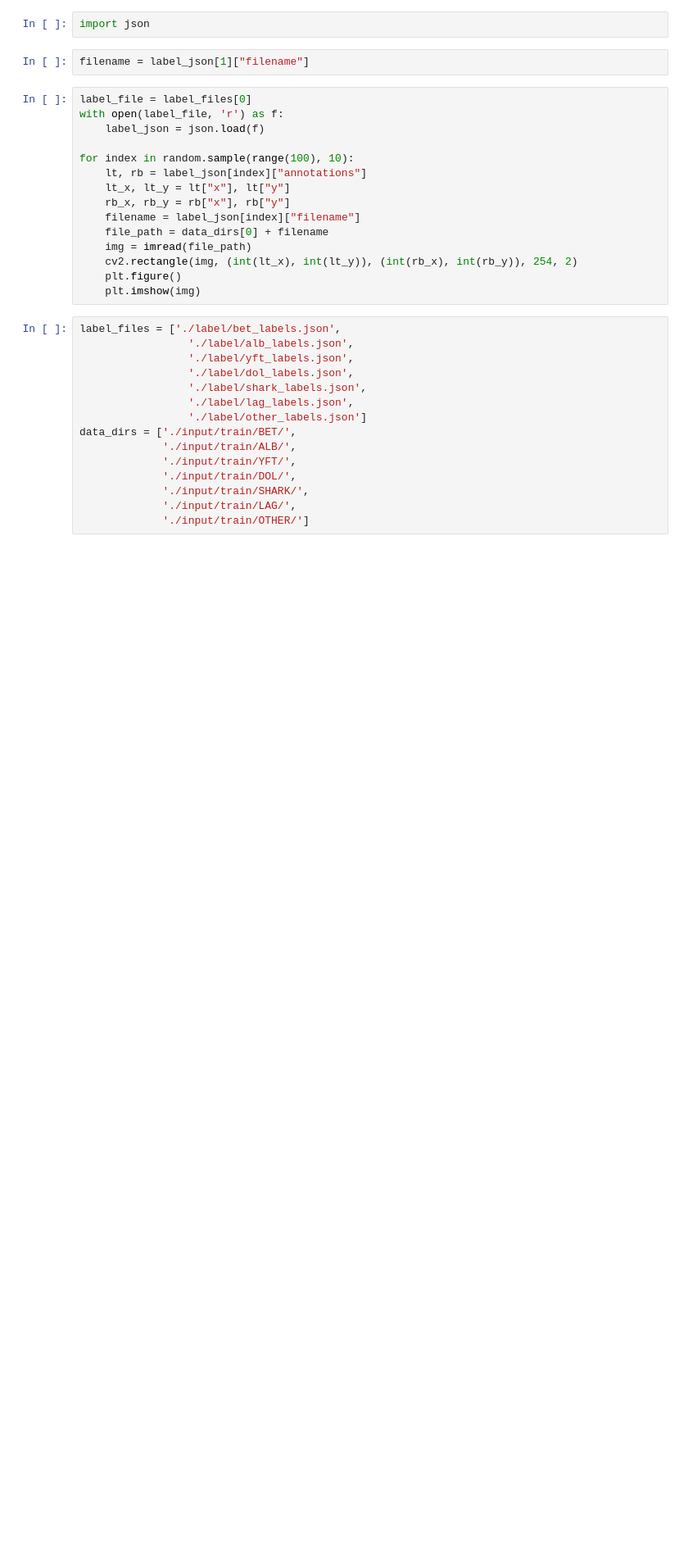
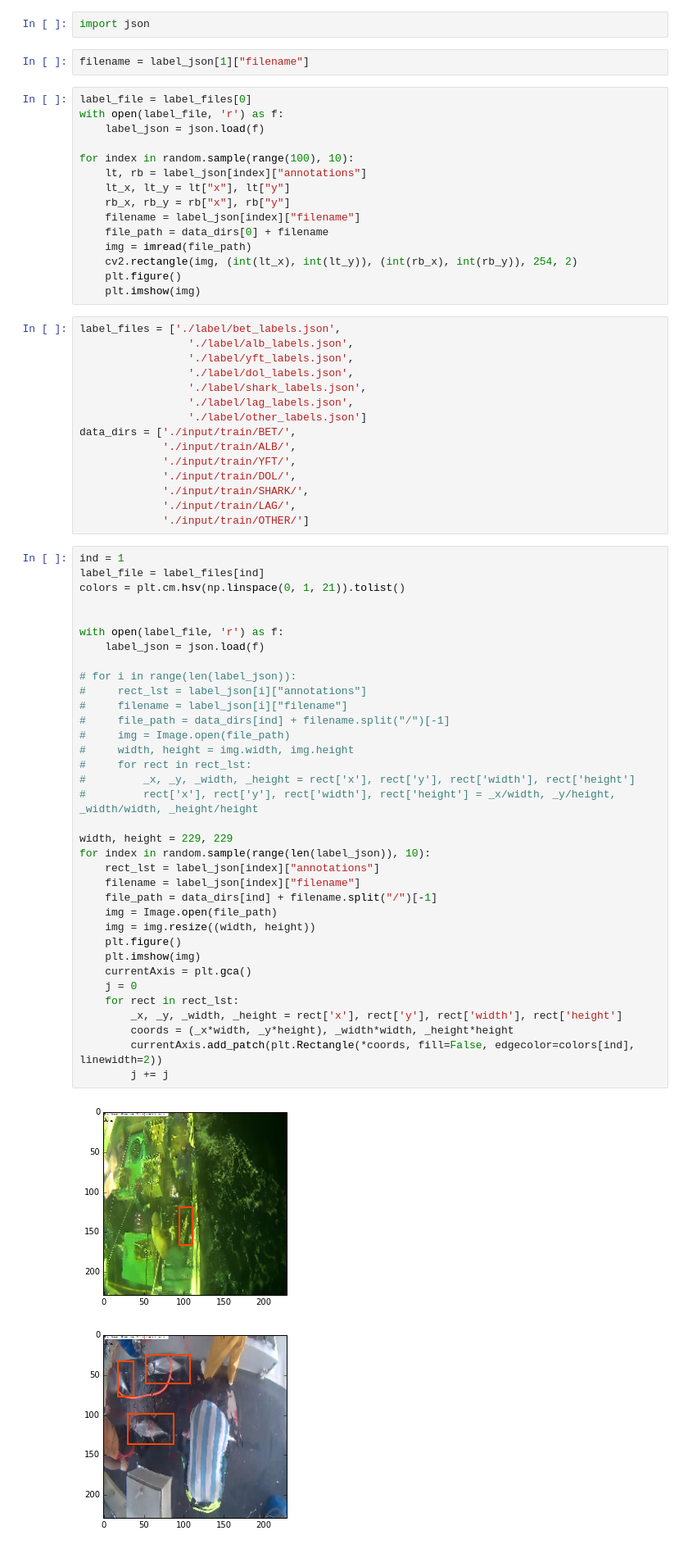
Before and after one commit to yuyang2009/kaggle, a Jupyter notebook: rotate_crop_and_resize_train_imgs.ipynb, the cells around one changed output. Shown at 82% size. Cells and saved outputs as stored; diff of their text form; blank space fills up the shorter version.

```diff
--- a/rotate_crop_and_resize_train_imgs.ipynb
+++ b/rotate_crop_and_resize_train_imgs.ipynb
@@ -111,3 +111,41 @@ data_dirs = ['./input/train/BET/',
              './input/train/SHARK/',
              './input/train/LAG/',
              './input/train/OTHER/']
+# %%
+ind = 1
+label_file = label_files[ind]
+colors = plt.cm.hsv(np.linspace(0, 1, 21)).tolist()
+
+
+with open(label_file, 'r') as f:
+    label_json = json.load(f)
+
+# for i in range(len(label_json)):
+#     rect_lst = label_json[i]["annotations"]
+#     filename = label_json[i]["filename"]
+#     file_path = data_dirs[ind] + filename.split("/")[-1]
+#     img = Image.open(file_path)
+#     width, height = img.width, img.height
+#     for rect in rect_lst:
+#         _x, _y, _width, _height = rect['x'], rect['y'], rect['width'], rect['height']
+#         rect['x'], rect['y'], rect['width'], rect['height'] = _x/width, _y/height, _width/width, _height/height
+
+width, height = 229, 229
+for index in random.sample(range(len(label_json)), 10):
+    rect_lst = label_json[index]["annotations"]
+    filename = label_json[index]["filename"]
+    file_path = data_dirs[ind] + filename.split("/")[-1]
+    img = Image.open(file_path)
+    img = img.resize((width, height))
+    plt.figure()
+    plt.imshow(img)
+    currentAxis = plt.gca()
+    j = 0
+    for rect in rect_lst:
+        _x, _y, _width, _height = rect['x'], rect['y'], rect['width'], rect['height']
+        coords = (_x*width, _y*height), _width*width, _height*height
+        currentAxis.add_patch(plt.Rectangle(*coords, fill=False, edgecolor=colors[ind], linewidth=2))
+        j += j
+# %% [output]
+[figure, added]
+[figure, added]
```
Also changed, not shown: parts of 9 cells of this notebook, 1 other file.
